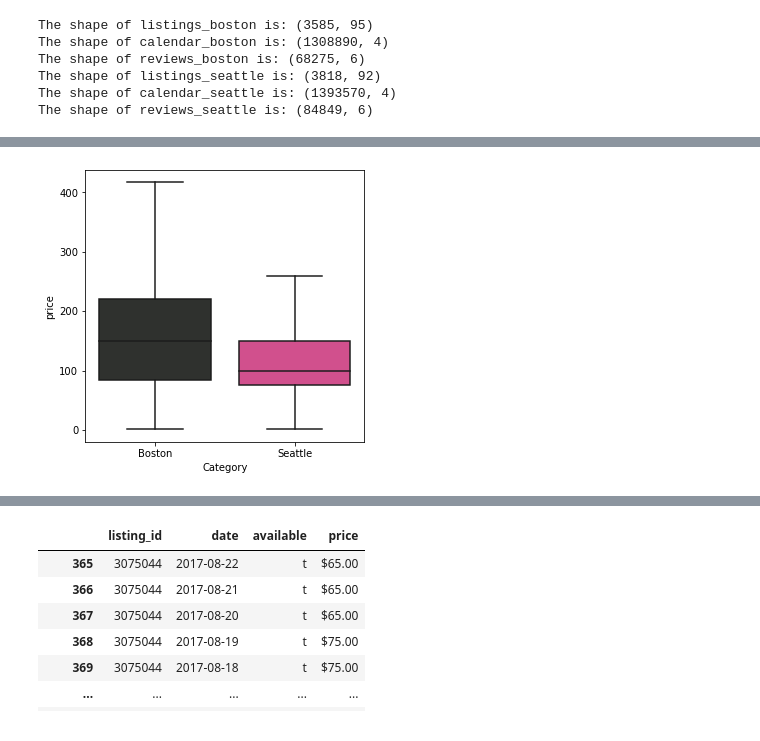
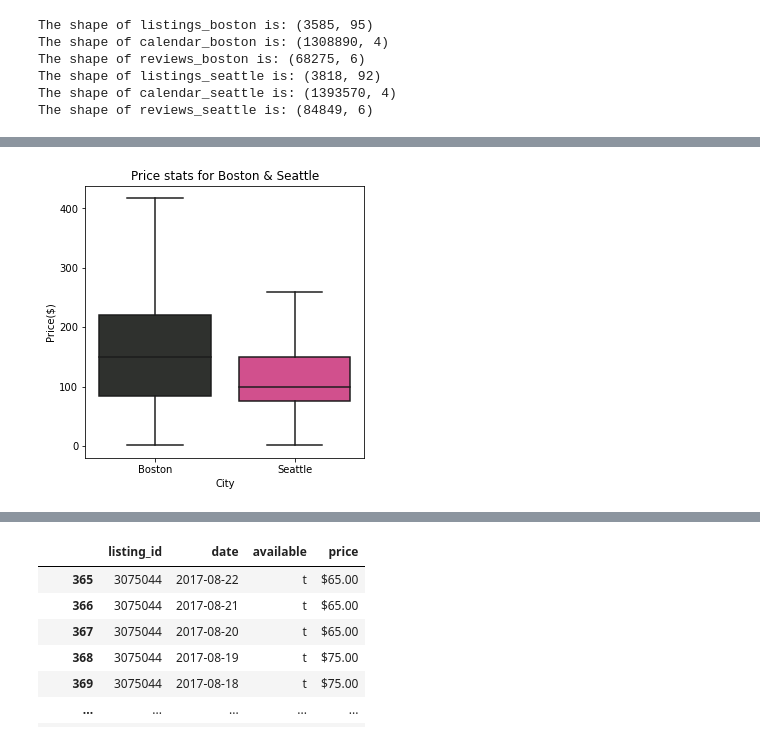
Before and after one commit to kashyapbarua/airbnb-price-analysis, a Jupyter notebook: DataScientist_Project-Airbnb.ipynb, the cells around one changed output, grey strips where cells are left out. Cells and saved outputs as stored; diff of their text form; code cells hidden in the pictures.

```diff
--- a/DataScientist_Project-Airbnb.ipynb
+++ b/DataScientist_Project-Airbnb.ipynb
@@ -126,8 +130,11 @@ plt.show()
 # %%
 plt.figure(figsize = (5,5))
 sns.set_palette(sns.color_palette(color_code))
 sns.boxplot(x=listings_combined.Category, y =listings_combined.price, data = listings_combined, showfliers = False)
 # sns.boxplot(listings_seattle_subset.price)
+plt.title('Price stats for Boston & Seattle')
+plt.xlabel("City")
+plt.ylabel("Price($)")
 plt.show()
 # %% [output]
-[figure, old version]
+[figure, new version]
```
Also changed, not shown: parts of 20 cells of this notebook.
